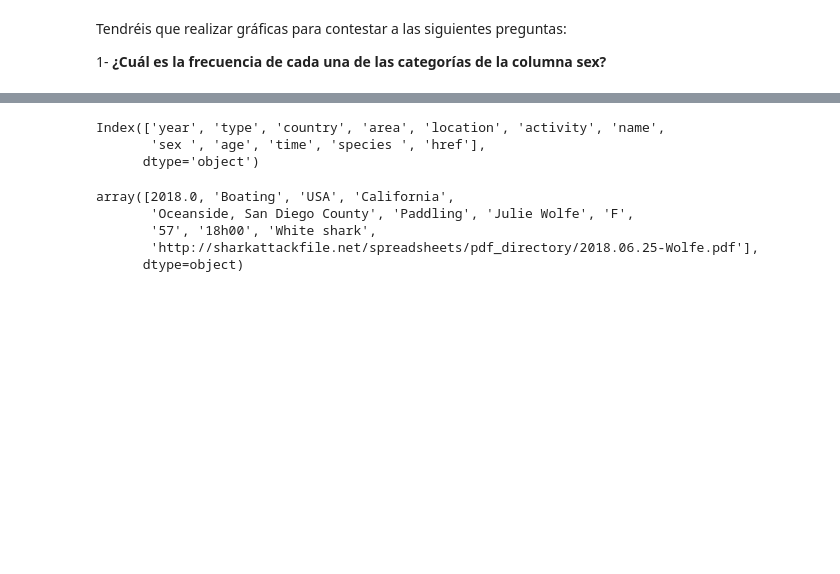
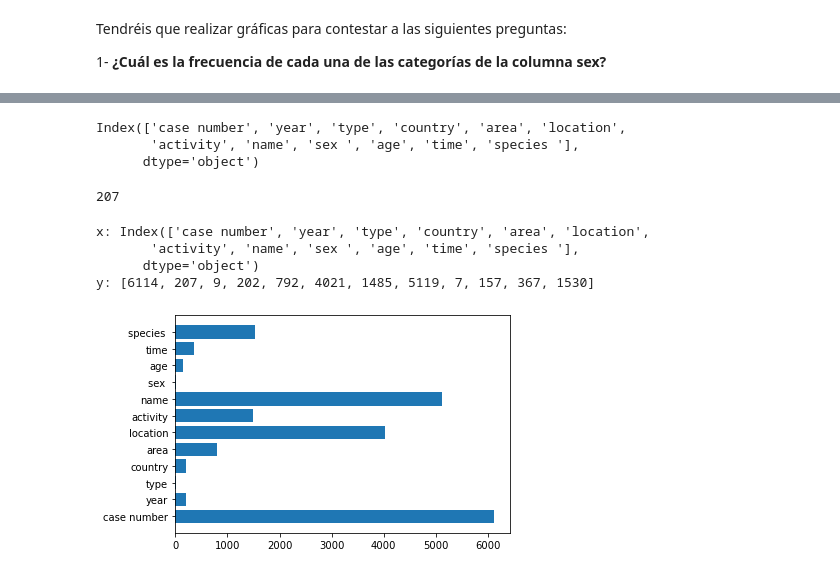
Before and after one commit to Adalab/DA-promo-A-module-2-pairprog-1-pair-4-Lidia-Guadalupe, a Jupyter notebook: Visualización/Pair 5 Visualizaciones 1.ipynb, the cells around one changed output, grey strips where cells are left out. Saved outputs shown, nothing was run; the diff lists cells and outputs as text; code cells hidden in the pictures; blank space fills up the shorter version.

```diff
--- a/Visualización/Pair 5 Visualizaciones 1.ipynb
+++ b/Visualización/Pair 5 Visualizaciones 1.ipynb
@@ -83,15 +56,42 @@ df.head()
-# %%
-df.columns
-# %% [output]
-Index(['year', 'type', 'country', 'area', 'location', 'activity', 'name',
-       'sex ', 'age', 'time', 'species ', 'href'],
-      dtype='object')
-# %%
-df_unicos= df.iloc[0,:].unique()
-df_unicos
-# %% [output]
-array([2018.0, 'Boating', 'USA', 'California',
-       'Oceanside, San Diego County', 'Paddling', 'Julie Wolfe', 'F',
-       '57', '18h00', 'White shark',
-       'http://sharkattackfile.net/spreadsheets/pdf_directory/2018.06.25-Wolfe.pdf'],
-      dtype=object)
+# %%
+#Primero vemos las columnas que tenemos en nuestro DF
+df.columns
+# %% [output]
+Index(['case number', 'year', 'type', 'country', 'area', 'location',
+       'activity', 'name', 'sex ', 'age', 'time', 'species '],
+      dtype='object')
+# %%
+#Vamos practicando y planteando el objetivo
+valor_unico= df["year"].unique()
+valor_unico.size
+# %% [output]
+207
+# %%
+x = df.columns
+y=[]
+
+#Podemos hacerlo con un buble
+for valor in x:
+       y.append(df[valor].unique().size)
+
+# O con una lista de comprensión
+y = [(df[valor].unique().size) for valor in x]
+
+print("x:",x)
+print("y:",y)
+# %% [output]
+x: Index(['case number', 'year', 'type', 'country', 'area', 'location',
+       'activity', 'name', 'sex ', 'age', 'time', 'species '],
+      dtype='object')
+y: [6114, 207, 9, 202, 792, 4021, 1485, 5119, 7, 157, 367, 1530]
+# %%
+#Ahora con nuestros valores vamos a trasladar los datos a una gráfica.
+x = df.columns
+y = [(df[valor].unique().size) for valor in x]
+
+#Gráfica lineas barh
+plt.figure()
+plt.barh(x,y)
+plt.show()
+# %% [output]
+[figure, added]
```
Also changed, not shown: parts of 31 cells of this notebook, 7 other files.
